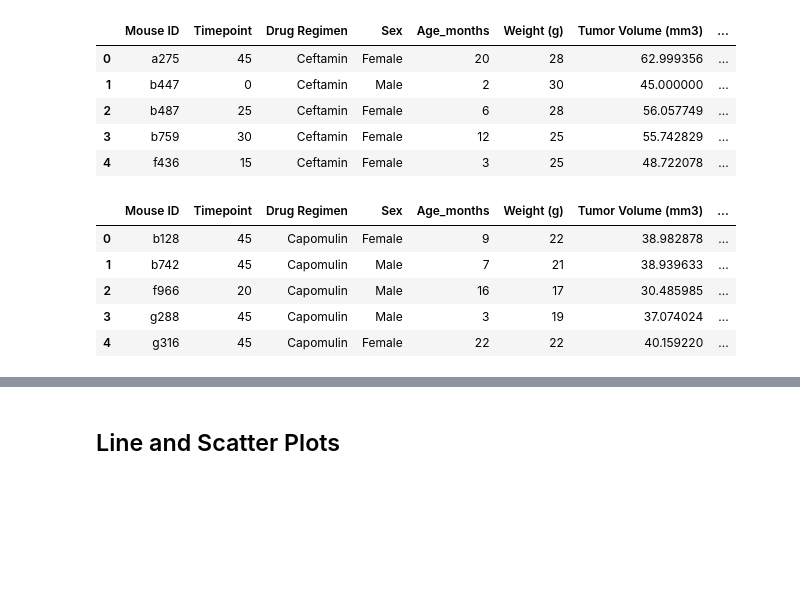
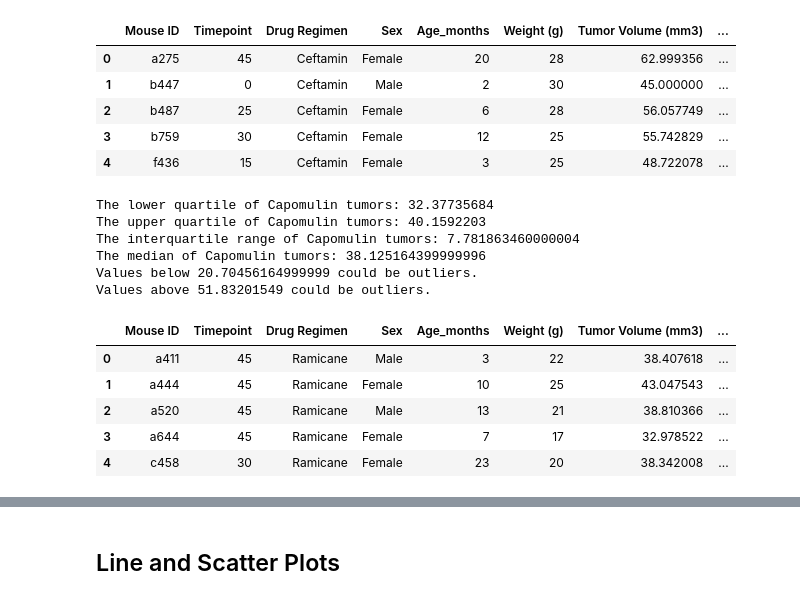
Before and after one commit to sbakareaminah/matplotlib-challenge, a Jupyter notebook: Pymaceuticals/pymaceuticals_starter.ipynb, the cells around one changed output, grey strips where cells are left out. Saved outputs shown, nothing was run; the diff lists cells and outputs as text; code cells hidden in the pictures; blank space fills up the shorter version.

```diff
--- a/Pymaceuticals/pymaceuticals_starter.ipynb
+++ b/Pymaceuticals/pymaceuticals_starter.ipynb
@@ -284,16 +267,45 @@ Ceftamin_merge.head()
 | 2 | b487 | 25 | Ceftamin | Female | 6 | 28 | 56.057749 | ... |
 | 3 | b759 | 30 | Ceftamin | Female | 12 | 25 | 55.742829 | ... |
 | 4 | f436 | 15 | Ceftamin | Female | 3 | 25 | 48.722078 | ... |
+# %%
+# Capomulin quartiles and IQR
+# Determine outliers using upper and lower bounds
+Capomulin_tumors = Capomulin_merge["Tumor Volume (mm3)"]
+
+quartiles =Capomulin_tumors.quantile([.25,.5,.75])
+lowerq = quartiles[0.25]
+upperq = quartiles[0.75]
+iqr = upperq-lowerq
+
+
+print(f"The lower quartile of Capomulin tumors: {lowerq}")
+print(f"The upper quartile of Capomulin tumors: {upperq}")
+print(f"The interquartile range of Capomulin tumors: {iqr}")
+print(f"The median of Capomulin tumors: {quartiles[0.5]} ")
+
+lower_bound = lowerq - (1.5*iqr)
+upper_bound = upperq + (1.5*iqr)
+
+print(f"Values below {lower_bound} could be outliers.")
+print(f"Values above {upper_bound} could be outliers.")
+# %% [output]
+The lower quartile of Capomulin tumors: 32.37735684
+The upper quartile of Capomulin tumors: 40.1592203
+The interquartile range of Capomulin tumors: 7.781863460000004
+The median of Capomulin tumors: 38.125164399999996
+Values below 20.70456164999999 could be outliers.
+Values above 51.83201549 could be outliers.
 # %%
-Capomulin_df = Combined_data.loc[Combined_data["Drug Regimen"] == "Capomulin",:]
-Capomulin_last = Capomulin_df.groupby('Mouse ID').max()['Timepoint']
-Capomulin_vol = pd.DataFrame(Capomulin_last)
-Capomulin_merge = pd.merge(Capomulin_vol, Combined_data, on=("Mouse ID","Timepoint"),how="left")
-Capomulin_merge.head()
+ #Ramicane
+
+Ramicane_last = Ramicane_df.groupby('Mouse ID').max()['Timepoint']
+Ramicane_vol = pd.DataFrame(Ramicane_last)
+Ramicane_merge = pd.merge(Ramicane_vol, Combined_data, on=("Mouse ID","Timepoint"),how="left")
+Ramicane_merge.head()
 # %% [output]
 |  | Mouse ID | Timepoint | Drug Regimen | Sex | Age_months | Weight (g) | Tumor Volume (mm3) | ... |
-| 0 | b128 | 45 | Capomulin | Female | 9 | 22 | 38.982878 | ... |
-| 1 | b742 | 45 | Capomulin | Male | 7 | 21 | 38.939633 | ... |
-| 2 | f966 | 20 | Capomulin | Male | 16 | 17 | 30.485985 | ... |
-| 3 | g288 | 45 | Capomulin | Male | 3 | 19 | 37.074024 | ... |
-| 4 | g316 | 45 | Capomulin | Female | 22 | 22 | 40.159220 | ... |
+| 0 | a411 | 45 | Ramicane | Male | 3 | 22 | 38.407618 | ... |
+| 1 | a444 | 45 | Ramicane | Female | 10 | 25 | 43.047543 | ... |
+| 2 | a520 | 45 | Ramicane | Male | 13 | 21 | 38.810366 | ... |
+| 3 | a644 | 45 | Ramicane | Female | 7 | 17 | 32.978522 | ... |
+| 4 | c458 | 30 | Ramicane | Female | 23 | 20 | 38.342008 | ... |
```
Also changed, not shown: parts of 26 cells of this notebook.
